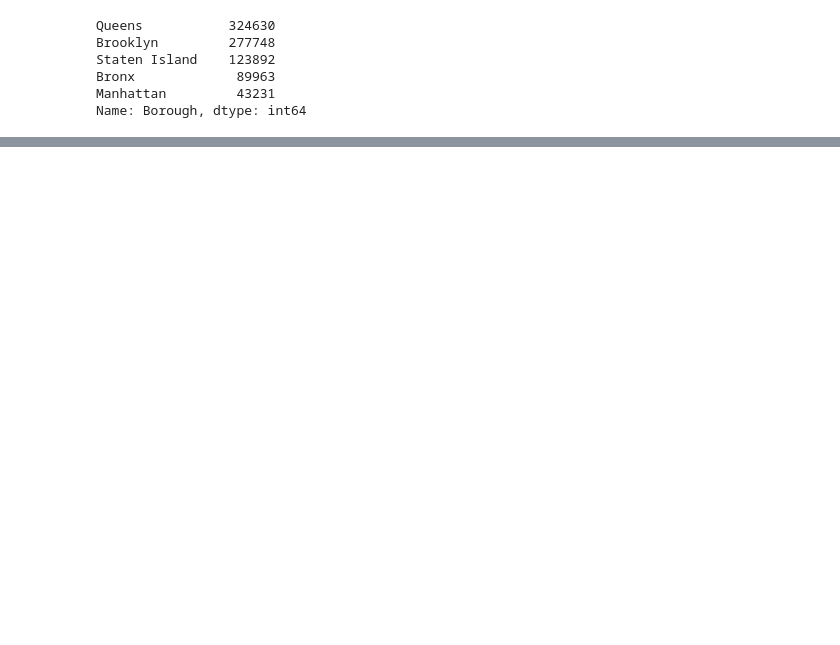
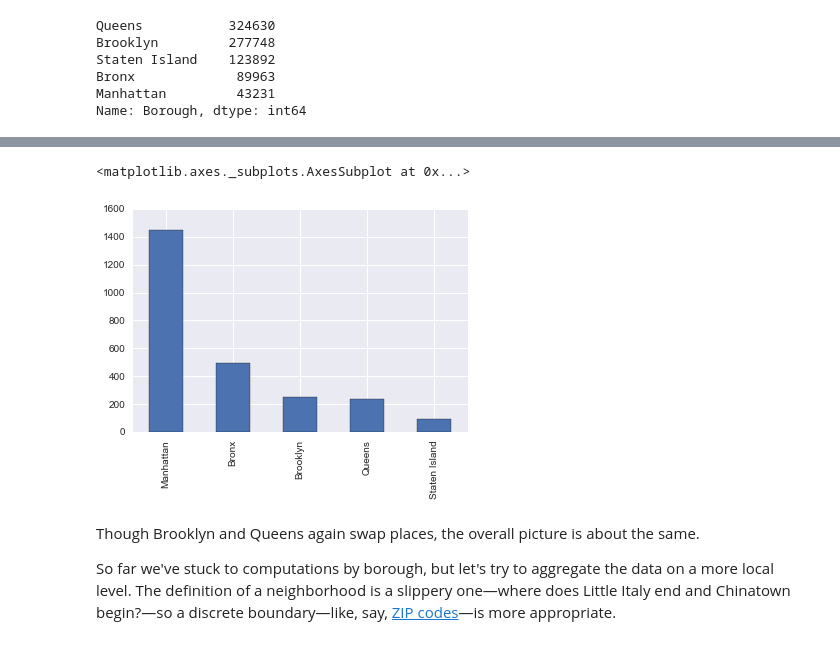
Before and after one commit to ResidentMario/nyc-buildings, a Jupyter notebook: data-visualization.ipynb, the cells around one changed output, grey strips where cells are left out. Cells and saved outputs as stored; diff of their text form; code cells hidden in the pictures; blank space fills up the shorter version.

```diff
--- a/data-visualization.ipynb
+++ b/data-visualization.ipynb
@@ -76,0 +128,10 @@ pluto['Address'].map()
+# %%
+# NEEDS LABELS! See the earlier note.
+(person_data * address_data).sort_values(ascending=False).plot(kind='bar')
+# %% [output]
+<matplotlib.axes._subplots.AxesSubplot at 0x...>
+[figure, added]
+# %% [markdown]
+Though Brooklyn and Queens again swap places, the overall picture is about the same.
+
+So far we've stuck to computations by borough, but let's try to aggregate the data on a more local level. The definition of a neighborhood is a slippery one&mdash;where does Little Italy end and Chinatown begin?&mdash;so a discrete boundary&mdash;like, say, [ZIP codes](http://nyc.pediacities.com/New_York_City_ZIP_Codes)&mdash;is more appropriate.
```
Also changed, not shown: parts of 92 cells of this notebook, 1 other file.
